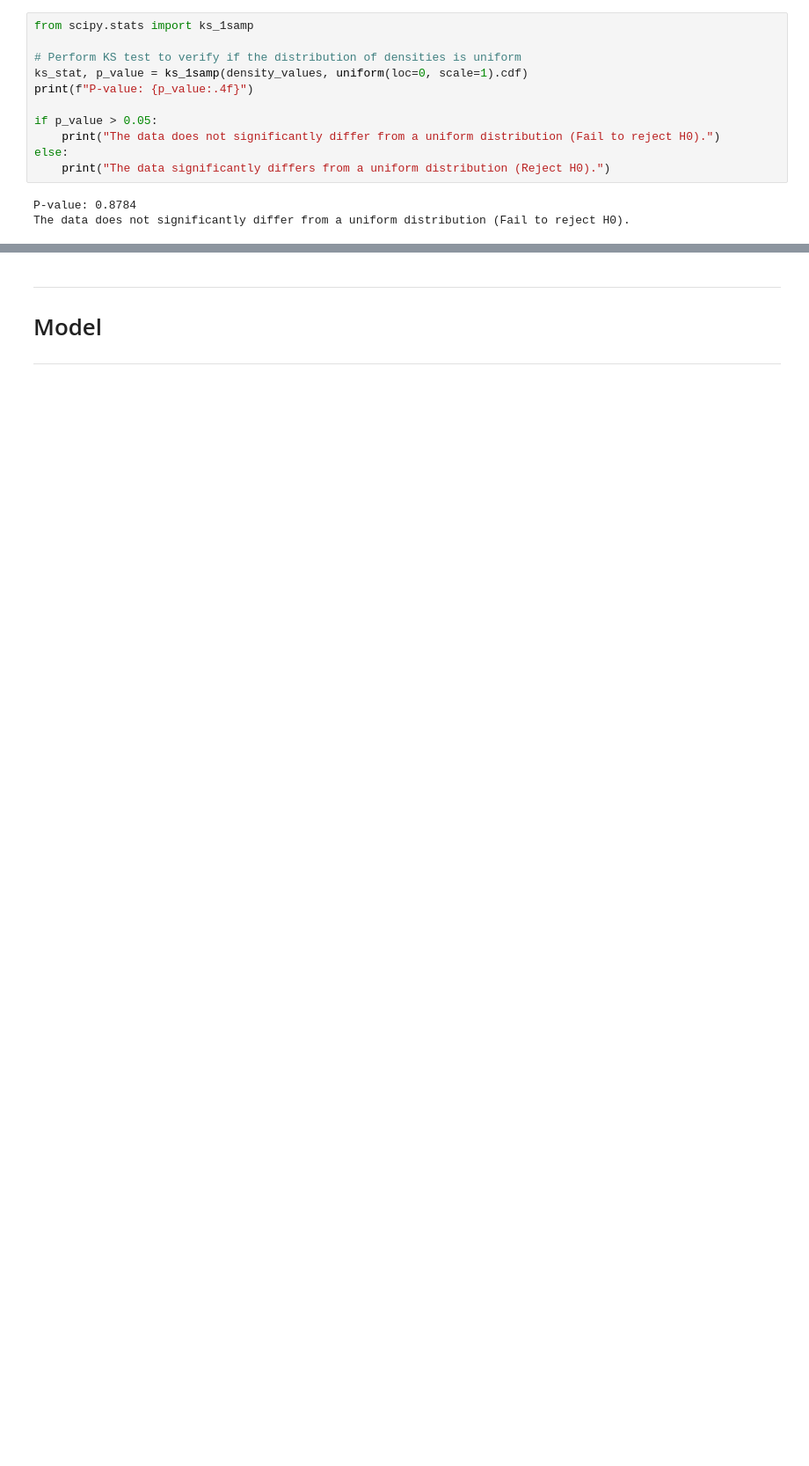
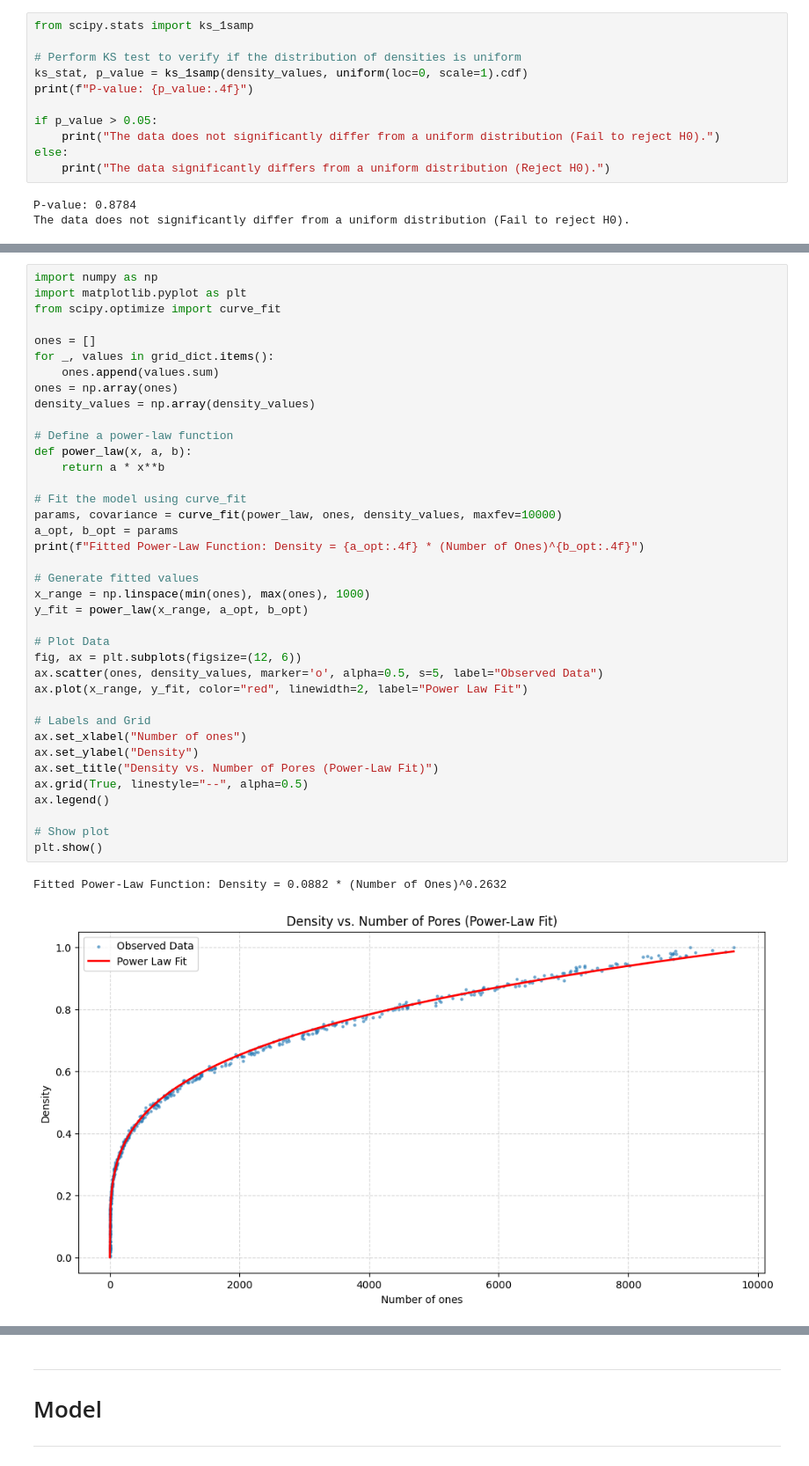
Before and after one commit to kruuZHAW/porosity_reconstruction, a Jupyter notebook: notebooks/sandbox.ipynb, the cells around one changed output, grey strips where cells are left out. Shown at 88% size. Cells and saved outputs as stored; diff of their text form; blank space fills up the shorter version.

```diff
--- a/notebooks/sandbox.ipynb
+++ b/notebooks/sandbox.ipynb
@@ -120,0 +125,41 @@ The data does not significantly differ from a uniform distribution (Fail to reje
+# %%
+import numpy as np
+import matplotlib.pyplot as plt
+from scipy.optimize import curve_fit
+
+ones = []
+for _, values in grid_dict.items():
+    ones.append(values.sum)
+ones = np.array(ones)
+density_values = np.array(density_values)
+
+# Define a power-law function
+def power_law(x, a, b):
+    return a * x**b
+
+# Fit the model using curve_fit
+params, covariance = curve_fit(power_law, ones, density_values, maxfev=10000)
+a_opt, b_opt = params
+print(f"Fitted Power-Law Function: Density = {a_opt:.4f} * (Number of Ones)^{b_opt:.4f}")
+
+# Generate fitted values
+x_range = np.linspace(min(ones), max(ones), 1000)
+y_fit = power_law(x_range, a_opt, b_opt)
+
+# Plot Data
+fig, ax = plt.subplots(figsize=(12, 6))
+ax.scatter(ones, density_values, marker='o', alpha=0.5, s=5, label="Observed Data")
+ax.plot(x_range, y_fit, color="red", linewidth=2, label="Power Law Fit")
+
+# Labels and Grid
+ax.set_xlabel("Number of ones")
+ax.set_ylabel("Density")
+ax.set_title("Density vs. Number of Pores (Power-Law Fit)")
+ax.grid(True, linestyle="--", alpha=0.5)
+ax.legend()
+
+# Show plot
+plt.show()
+# %% [output]
+Fitted Power-Law Function: Density = 0.0882 * (Number of Ones)^0.2632
+[figure, added]
```
Also changed, not shown: parts of 12 cells of this notebook, 3 other files.
